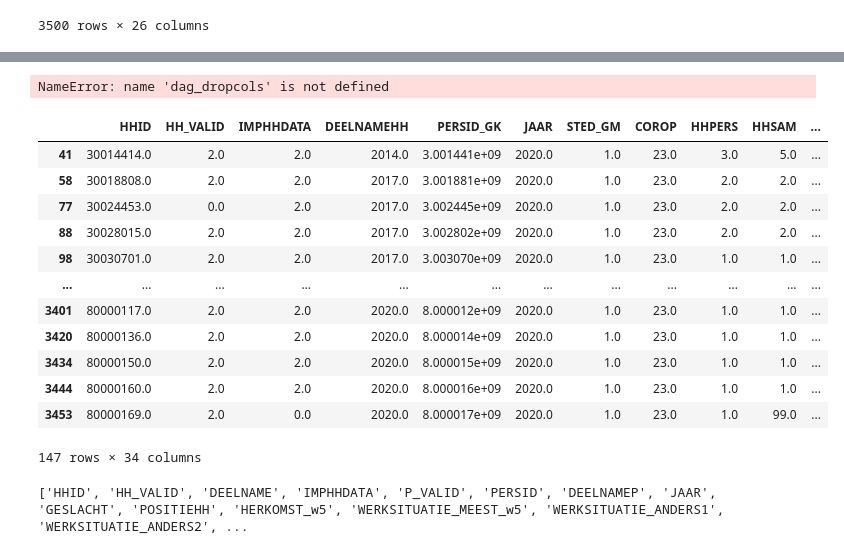
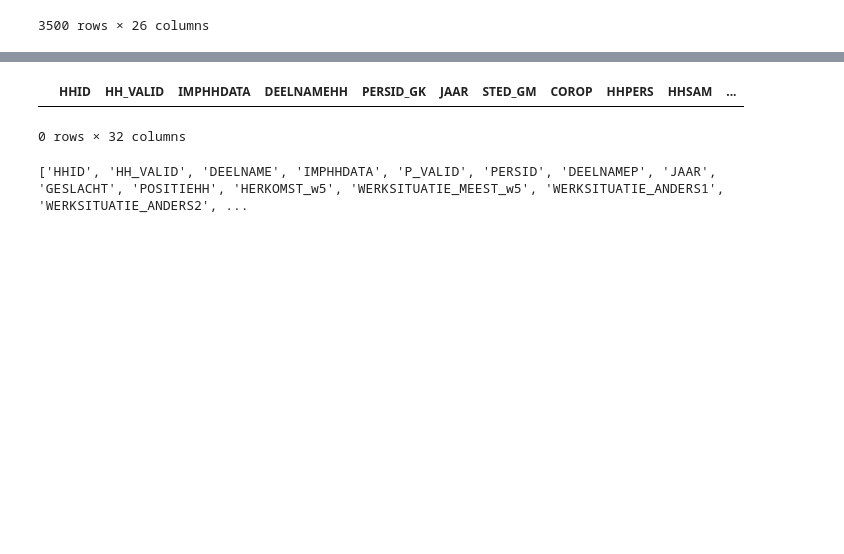
Before and after one commit to martynapiskorz/carn-t, a Jupyter notebook: MPN By wave/Y 20/mpn_20.ipynb, the cells around one changed output, grey strips where cells are left out. Drawn from its saved outputs; the diff is of its cells as text; code cells hidden in the pictures; blank space fills up the shorter version.

```diff
--- a/MPN By wave/Y 20/mpn_20.ipynb
+++ b/MPN By wave/Y 20/mpn_20.ipynb
@@ -58,34 +57,22 @@ dag_dropcols = []
 dag_80nan = og_dag.columns[og_dag.isna().mean() > 0.8].tolist()
 dag_drop = dag_dropcols + dag_80nan
 dag = og_dag.drop(columns=dag_drop, axis=1)
-display(dag)
-# %% [output]
-NameError: name 'dag_dropcols' is not defined
 # %%
-# hhd cleaning
+# hhd cleaned
 
-hhd_dropcols = ['PROV', 'HHMOTOR', 'HHSNOR', 'HHFIETS', 'HHVOUWFIETS', 'HHEBIKE', 'HHPEDEL', 'HHSCOOT', 'HHOVG', 'KENTEKENINFO', 'woonpc2']
+hhd_dropcols = ['PROV', 'HHMOTOR', 'HHBROM', 'HHSNOR', 'HHFIETS', 'HHVOUWFIETS', 'HHEBIKE', 'HHPEDEL', 'HHSCOOT', 'HHOVG', 'HHGEEN', 'KENTEKENINFO', 'woonpc2']
 hhd_80nan = og_hhd.columns[og_hhd.isna().mean() > 0.8].tolist()
 hhd_drop = hhd_dropcols + hhd_80nan
 hhd = og_hhd.drop(columns=hhd_drop, axis=1)
 
-hhd = hhd.drop(hhd[hhd['COROP'] != 23].index) # indicator of 'Great-Amsterdam'
-hhd = hhd.drop(hhd[hhd['STED_GM'] != 1].index) # high urbanization score
+
+hhd = hhd.drop(hhd[hhd['COROP'] != 23].index)
+hhd = hhd.drop(hhd[hhd['STED_GM'] != 23].index)
+
 
 
 display(hhd)
 # %% [output]
 |  | HHID | HH_VALID | IMPHHDATA | DEELNAMEHH | PERSID_GK | JAAR | STED_GM | COROP | HHPERS | HHSAM | ... |
-| 41 | 30014414.0 | 2.0 | 2.0 | 2014.0 | 3.001441e+09 | 2020.0 | 1.0 | 23.0 | 3.0 | 5.0 | ... |
-| 58 | 30018808.0 | 2.0 | 2.0 | 2017.0 | 3.001881e+09 | 2020.0 | 1.0 | 23.0 | 2.0 | 2.0 | ... |
-| 77 | 30024453.0 | 0.0 | 2.0 | 2017.0 | 3.002445e+09 | 2020.0 | 1.0 | 23.0 | 2.0 | 2.0 | ... |
-| 88 | 30028015.0 | 2.0 | 2.0 | 2017.0 | 3.002802e+09 | 2020.0 | 1.0 | 23.0 | 2.0 | 2.0 | ... |
-| 98 | 30030701.0 | 2.0 | 2.0 | 2017.0 | 3.003070e+09 | 2020.0 | 1.0 | 23.0 | 1.0 | 1.0 | ... |
-| ... | ... | ... | ... | ... | ... | ... | ... | ... | ... | ... | ... |
-| 3401 | 80000117.0 | 2.0 | 2.0 | 2020.0 | 8.000012e+09 | 2020.0 | 1.0 | 23.0 | 1.0 | 1.0 | ... |
-| 3420 | 80000136.0 | 2.0 | 2.0 | 2020.0 | 8.000014e+09 | 2020.0 | 1.0 | 23.0 | 1.0 | 1.0 | ... |
-| 3434 | 80000150.0 | 2.0 | 2.0 | 2020.0 | 8.000015e+09 | 2020.0 | 1.0 | 23.0 | 1.0 | 1.0 | ... |
-| 3444 | 80000160.0 | 2.0 | 2.0 | 2020.0 | 8.000016e+09 | 2020.0 | 1.0 | 23.0 | 1.0 | 1.0 | ... |
-| 3453 | 80000169.0 | 2.0 | 0.0 | 2020.0 | 8.000017e+09 | 2020.0 | 1.0 | 23.0 | 1.0 | 99.0 | ... |
-147 rows × 34 columns
+0 rows × 32 columns
 # %%
```
Also changed, not shown: parts of 6 cells of this notebook.
